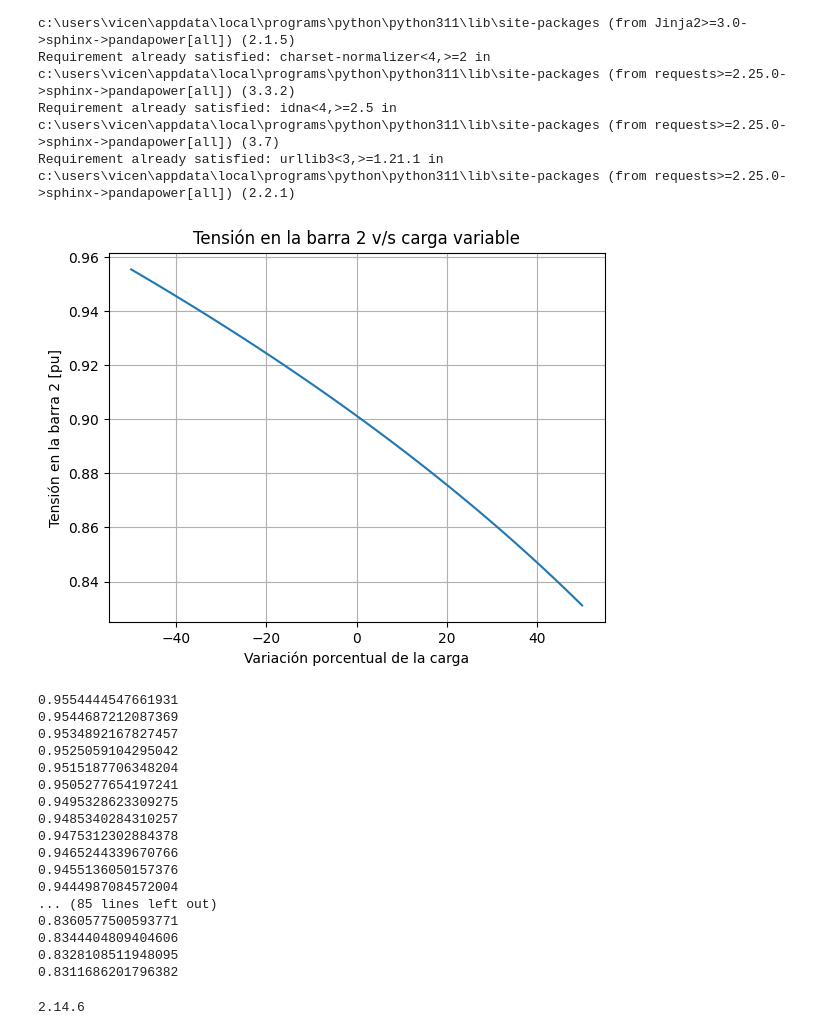
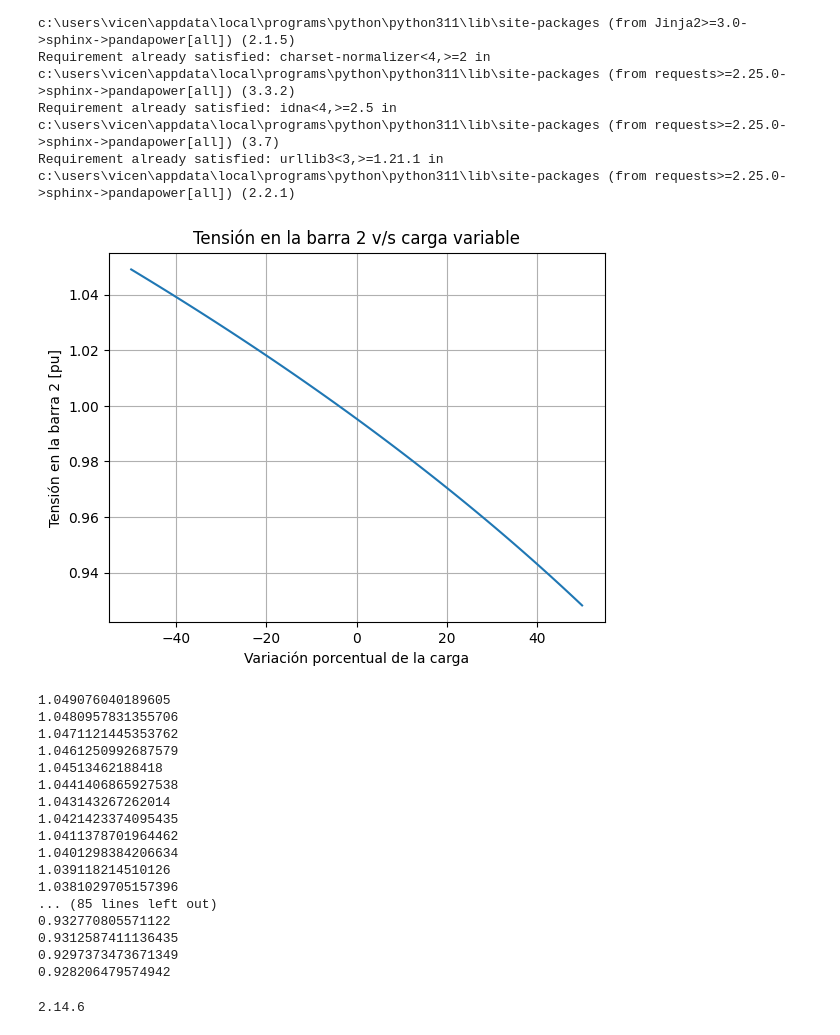
Before and after one commit to Onexz12/6GA_SEP1_S12024, a Jupyter notebook: Tarea1.ipynb, the cells around one changed output. Drawn from its saved outputs; the diff is of its cells as text; code cells hidden in the pictures.

```diff
--- a/Tarea1.ipynb
+++ b/Tarea1.ipynb
@@ -32,12 +32,13 @@ f=50                          #frecuencia del sep
 L=500                           #largo de la linea en [km]
 r=0.02                          #resistencia de la linea en [ohm/km]
 x=0.115                         #reactancia de la linea en [ohm/km]
-b=19.1*10**(-9)*2*f*math.pi     #suceptancia shunt de la linea [S/km]
-Vg_LN=500/math.sqrt(3)          #volateje de la linea en [kV]
+b=19.1                          #capacitancia de la linea en [nF/km]
+Vg_LN=500                       #voltaje de la linea en [kV]
 Imax = 1                        #corriente maxima en las lineas [kV]
+
 #respecto a la carga
 
-Sc=1200/3                         #potencia aparente de la carga [MVA]
+Sc=1200                         #potencia aparente de la carga [MVA]
 FP= 0.9                           #factor de potencia en la  carga
 P=Sc*0.9                          #potencia activa en [Mw]
 Q= math.sqrt((Sc**2)-(P**2))      #potencia reactiva en [Mvar]
@@ -46,61 +47,62 @@ Q= math.sqrt((Sc**2)-(P**2))      #potencia reactiva en [Mvar]
 net = pp.create_empty_network()
 
 # Añadir barras
-bus1 = pp.create_bus(net, vn_kv=Vg_LN, name="Barra 1", slack=True)  # Barra 1 es el slack bus
-bus2 = pp.create_bus(net, vn_kv=Vg_LN, name="Barra 2")
+bus1 = pp.create_bus(net, vn_kv=Vg_LN, name="Barra 1", slack=True)  # Barra 1 es designada como slack
+bus2 = pp.create_bus(net, vn_kv=Vg_LN, name="Barra 2")  # Barra 2 se conecta la carga
 
 # Añadir líneas
 pp.create_line_from_parameters(net, from_bus=bus1, to_bus=bus2, length_km=L, r_ohm_per_km=r, x_ohm_per_km=x, c_nf_per_km=b, max_i_ka=Imax)
 pp.create_line_from_parameters(net, from_bus=bus1, to_bus=bus2, length_km=L, r_ohm_per_km=r, x_ohm_per_km=x, c_nf_per_km=b, max_i_ka=Imax)
+# Linea creada con parámetros vistos en en clases
 
 # Añadir carga
 pp.create_load(net, bus=bus2, p_mw=P, q_mvar=Q)
 
-# Añadir una barra de generación externa (ext_grid) en la barra uno
+# Se añade fuente de generación conectada en la barra 1, (1[pu], el voltaje nominal [kV] se define en la barra a la que está conectada)
 pp.create_ext_grid(net, bus=bus1, vm_pu=1, va_degree=0.0)
 
 # Se definen funcion lineal para variar carga y lista para almacenar tensión en barra 2
 niveles_carga = np.linspace(0.5, 1.5, 101)
 tensiones_barra_dos = []
 
-# Se ejecuta el programa dentro del for para cada variación de carga
+# Se ejecuta el programa dentro del for para cada variación puntual de carga
 for carga in niveles_carga:
     net.load.loc[0, 'p_mw'] = P * carga
     net.load.loc[0, 'q_mvar'] = Q * carga
 
     pp.runpp(net)
     tension_barra_dos = net.res_bus.loc[1, 'vm_pu']
     tensiones_barra_dos.append(tension_barra_dos)
 
 # Grafico de Tension, nivel de carga
 plt.plot(niveles_carga*100-100, tensiones_barra_dos)
 plt.xlabel('Variación porcentual de la carga')
 plt.ylabel('Tensión en la barra 2 [pu]')
 plt.title('Tensión en la barra 2 v/s carga variable')
 plt.grid(True)
 plt.show()
-
+# para ver los valores puntuales de tensión
 for tension in tensiones_barra_dos:
     print(tension)
 # %% [output]
-[figure, old version]
+[figure, new version]
-0.9554444547661931
-0.9544687212087369
-0.9534892167827457
-0.9525059104295042
-0.9515187706348204
-0.9505277654197241
-0.9495328623309275
-0.9485340284310257
-0.9475312302884378
-0.9465244339670766
-0.9455136050157376
-0.9444987084572004
+1.049076040189605
+1.0480957831355706
+1.0471121445353762
+1.0461250992687579
+1.04513462188418
+1.0441406865927538
+1.043143267262014
+1.0421423374095435
+1.0411378701964462
+1.0401298384206634
+1.039118214510126
+1.0381029705157396
 ... (85 lines left out)
-0.8360577500593771
-0.8344404809404606
-0.8328108511948095
-0.8311686201796382
+0.932770805571122
+0.9312587411136435
+0.9297373473671349
+0.928206479574942
 # %%
 import pandapower as pp
 print(pp.__version__)
```
